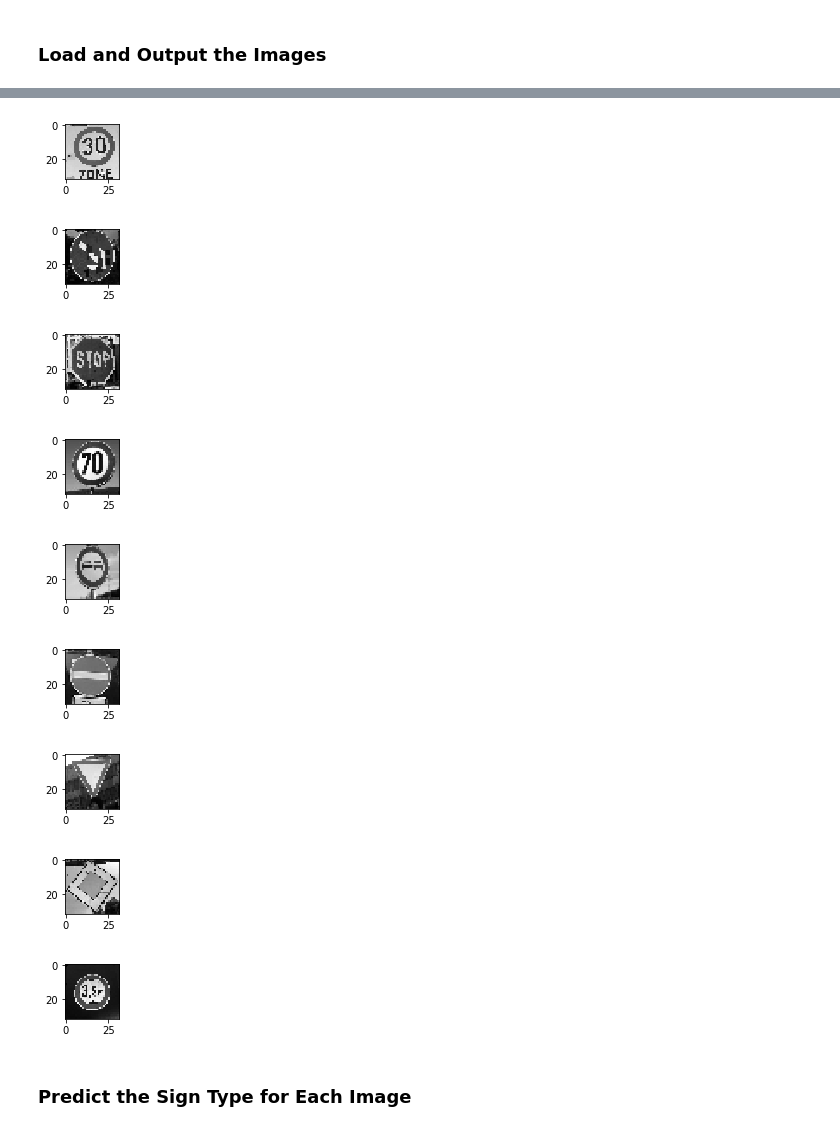
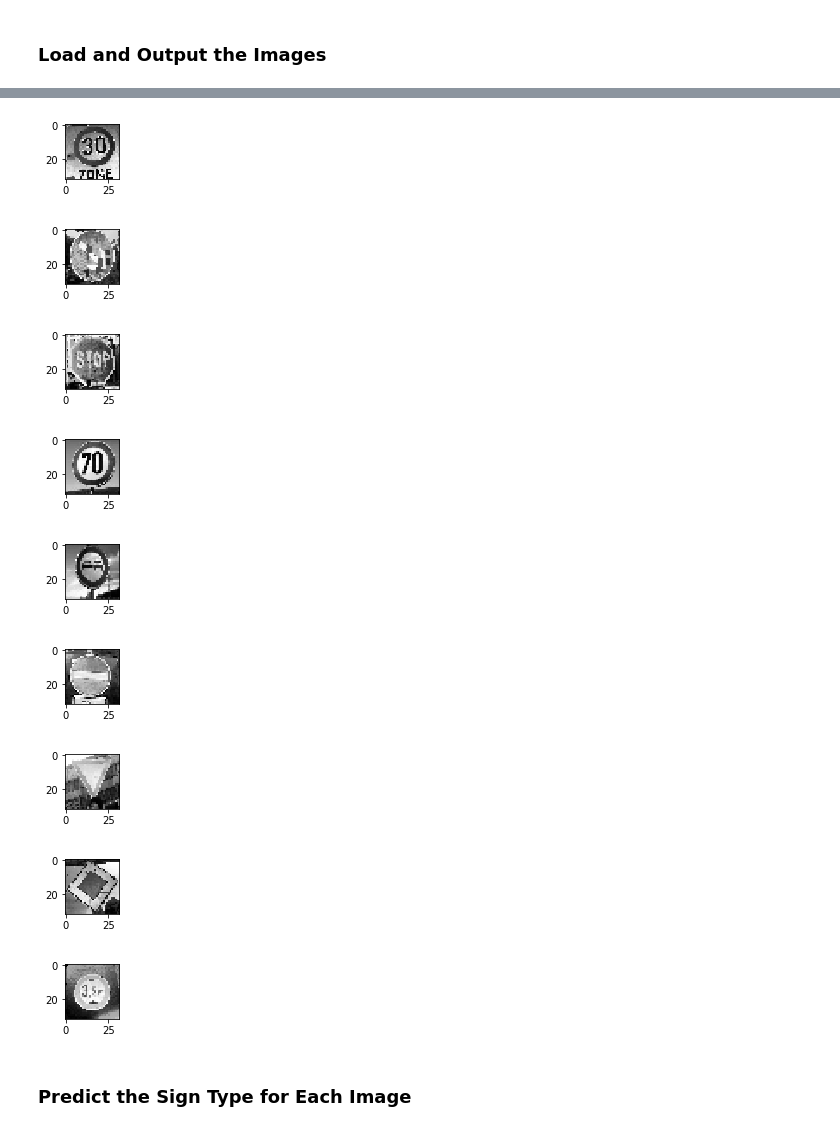
Before and after one commit to uv10000/P3, a Jupyter notebook: Traffic_Sign_Classifier_v2.ipynb, the cells around one changed output, grey strips where cells are left out. Saved outputs shown, nothing was run; the diff lists cells and outputs as text; code cells hidden in the pictures.

```diff
--- a/Traffic_Sign_Classifier_v2.ipynb
+++ b/Traffic_Sign_Classifier_v2.ipynb
@@ -48,6 +48,8 @@ Complete the basic data summary below. Use python, numpy and/or pandas methods t
 ### Use python, pandas or numpy methods rather than hard coding the results
 
 n_classes = np.max(y_train) +1
+#As suggested by first reviewer:
+n_classes= np.unique(y_train).shape[0]
 
 data_augmentation_padding_flag = True
 print("data augmentation/padding is turned on: " + str(data_augmentation_padding_flag))
@@ -194,22 +196,27 @@ plt.figure(figsize=(1,1))
 plt.imshow(image)#, cmap="gray")
 print(y_train[index])
 
-
 # convert to grey images
 X_train_g = np.zeros((X_train.shape[0],X_train.shape[1],X_train.shape[2],1))
+X_train_hg = np.zeros((X_train.shape[0],X_train.shape[1],X_train.shape[2],1))
 for i in range(X_train.shape[0]):
     X_train_g[i,:,:,0]=cv2.cvtColor(X_train[i,:,:,:], cv2.COLOR_BGR2GRAY)
-X_train=X_train_g
+    X_train_hg[i,:,:,0]=cv2.equalizeHist(X_train_g[i,:,:,0] .astype(np.uint8))
+X_train=X_train_hg.astype(np.float32)
 
 X_valid_g = np.zeros((X_valid.shape[0],X_valid.shape[1],X_valid.shape[2],1))
+X_valid_hg = np.zeros((X_valid.shape[0],X_valid.shape[1],X_valid.shape[2],1))
 for i in range(X_valid.shape[0]):
     X_valid_g[i,:,:,0]=cv2.cvtColor(X_valid[i,:,:,:], cv2.COLOR_BGR2GRAY)
-X_valid=X_valid_g
+    X_valid_hg[i,:,:,0]=cv2.equalizeHist(X_valid_g[i,:,:,0] .astype(np.uint8))
+X_valid=X_valid_hg.astype(np.float32)
 
 X_test_g = np.zeros((X_test.shape[0],X_test.shape[1],X_test.shape[2],1))
+X_test_hg = np.zeros((X_test.shape[0],X_test.shape[1],X_test.shape[2],1))
 for i in range(X_test.shape[0]):
     X_test_g[i,:,:,0]=cv2.cvtColor(X_test[i,:,:,:], cv2.COLOR_BGR2GRAY)
-X_test=X_test_g
+    X_test_hg[i,:,:,0]=cv2.equalizeHist(X_test_g[i,:,:,0] .astype(np.uint8))
+X_test=X_test_hg.astype(np.float32)
 
 #index = random.randint(0, len(X_train))
 image_grey = X_train[index].squeeze()
@@ -439,7 +446,9 @@ mylambda=0.25
 #tf.reset_default_graph()
 #saver = tf.train.import_meta_graph('./lenet.meta')
 # %%
-if False:   # retrain only on demand
+if True:   # retrain only on demand
+    train_err_hist=[]
+    valid_err_hist=[]
     with tf.Session() as sess:
         sess.run(tf.global_variables_initializer())
         #saver = tf.train.import_meta_graph('./lenet.meta')
@@ -459,15 +468,16 @@ if False:   # retrain only on demand
                 end = offset + BATCH_SIZE
                 if 1: #end <= num_examples:
                     batch_x, batch_y = X_train[offset:end], y_train[offset:end]
-
                     sess.run(training_operation, feed_dict={x: batch_x, y: batch_y,keep_prob: 0.5})
 
             validation_accuracy =  evaluate(X_valid, y_valid)
+            valid_err_hist.append(1-validation_accuracy)
             #evaluate(X_valid[:(num_valid_examples//BATCH_SIZE) *BATCH_SIZE- 1,:,:,:], y_valid[:(num_valid_examples//BATCH_SIZE) *BATCH_SIZE-1])
             print("EPOCH {} ...".format(i+1))
             print("Validation Accuracy = {:.3f}".format(validation_accuracy))
             print()
             training_accuracy =  evaluate(X_train, y_train)
+            train_err_hist.append(1-training_accuracy)
             print("Training Accuracy = {:.3f}".format(training_accuracy))
             print()
             print()
@@ -504,21 +561,26 @@ def preprocess(filepath):
 
     img_small= cv2.resize(img, (32,32))
 
-    #print(img_small.shape)
-    #plt.figure(figsize=(1,1))
-    #plt.imshow(img_small)
+    #X_test_g = np.zeros((X_test.shape[0],X_test.shape[1],X_test.shape[2],1))
+    #X_test_hg = np.zeros((X_test.shape[0],X_test.shape[1],X_test.shape[2]))
+    #for i in range(X_test.shape[0]):
+    #    X_test_g[i,:,:,0]=cv2.cvtColor(X_test[i,:,:,:], cv2.COLOR_BGR2GRAY)
+    #    X_test_hg[i,:,:]=cv2.equalizeHist(X_test_g[i,:,:] .astype(np.uint8))
+    #X_test=X_test_hg
 
     img_small_g = np.zeros((32,32,1))
     img_small_g[:,:,0]=cv2.cvtColor(img_small, cv2.COLOR_BGR2GRAY)
-    #print(img_small_g.shape)
-    #print(np.max(img_small_g))
 
-    img_small_g= (img_small_g -128)/128
-    #=(img_small_g/np.min(img_small_g)*255 -128)/128
+    img_small_hg = np.zeros((32,32,1))
+    img_small_hg[:,:,0]=cv2.equalizeHist(img_small_g[:,:,0] .astype(np.uint8))
+
+
+    img_small_hg= (img_small_hg.astype(np.float32) -128)/128
+
 
     plt.figure(figsize=(1,1))
-    plt.imshow(img_small_g[:,:,0], cmap="gray")
-    return img_small_g
+    plt.imshow(img_small_hg[:,:,0], cmap="gray")
+    return img_small_hg
 
 
 def eval_leNet(img):
@@ -643,15 +705,15 @@ INFO:tensorflow:Restoring parameters from ./lenet
 INFO:tensorflow:Restoring parameters from ./lenet
 
 real world acc:0.625
-[figure, old version]
+[figure, new version]
-[figure, old version]
+[figure, new version]
-[figure, old version]
+[figure, new version]
 [figure]
-[figure, old version]
+[figure, new version]
-[figure, old version]
+[figure, new version]
-[figure, old version]
+[figure, new version]
-[figure, old version]
+[figure, new version]
-[figure, old version]
+[figure, new version]
 # %% [markdown]
 ### Predict the Sign Type for Each Image
 # %%
```
Also changed, not shown: parts of 8 cells of this notebook, 4 other files.
